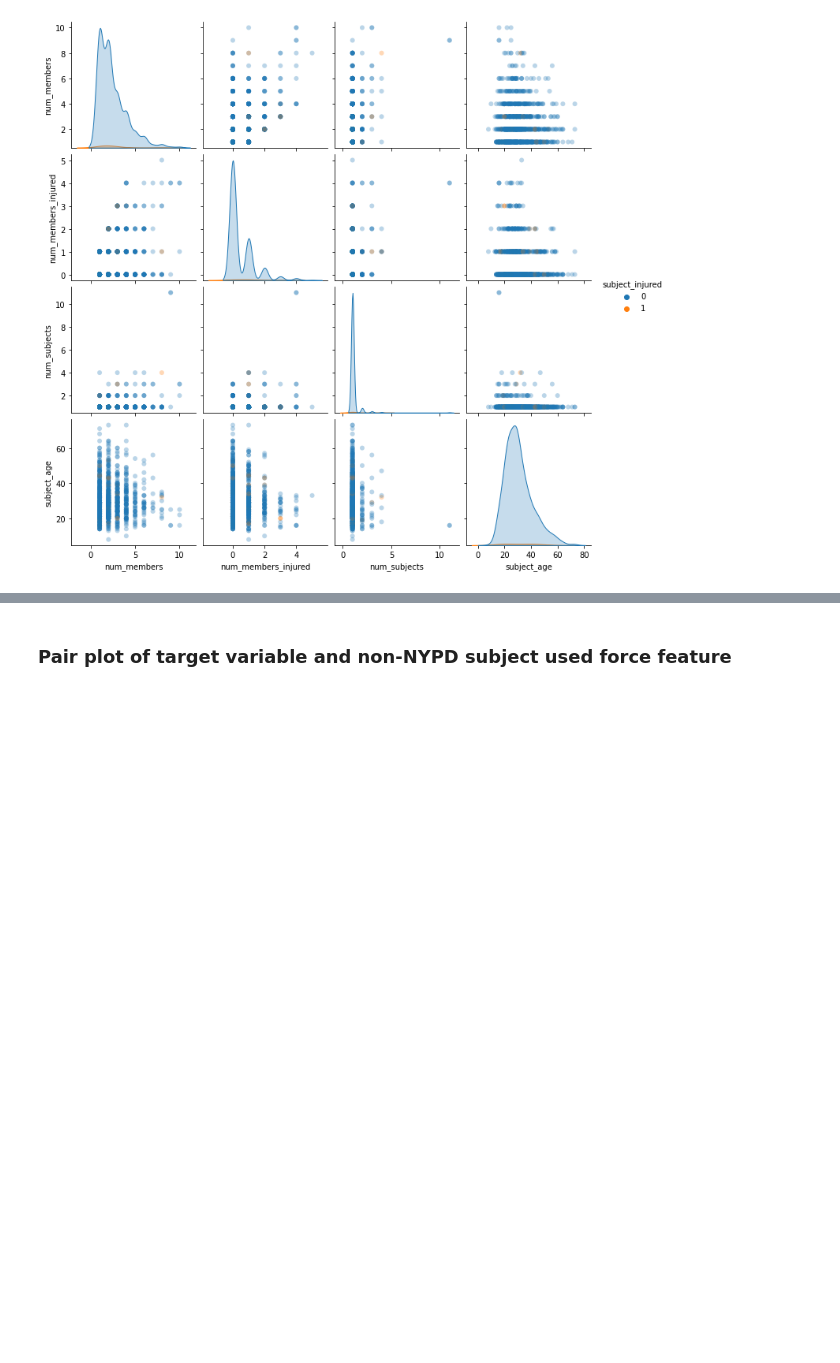
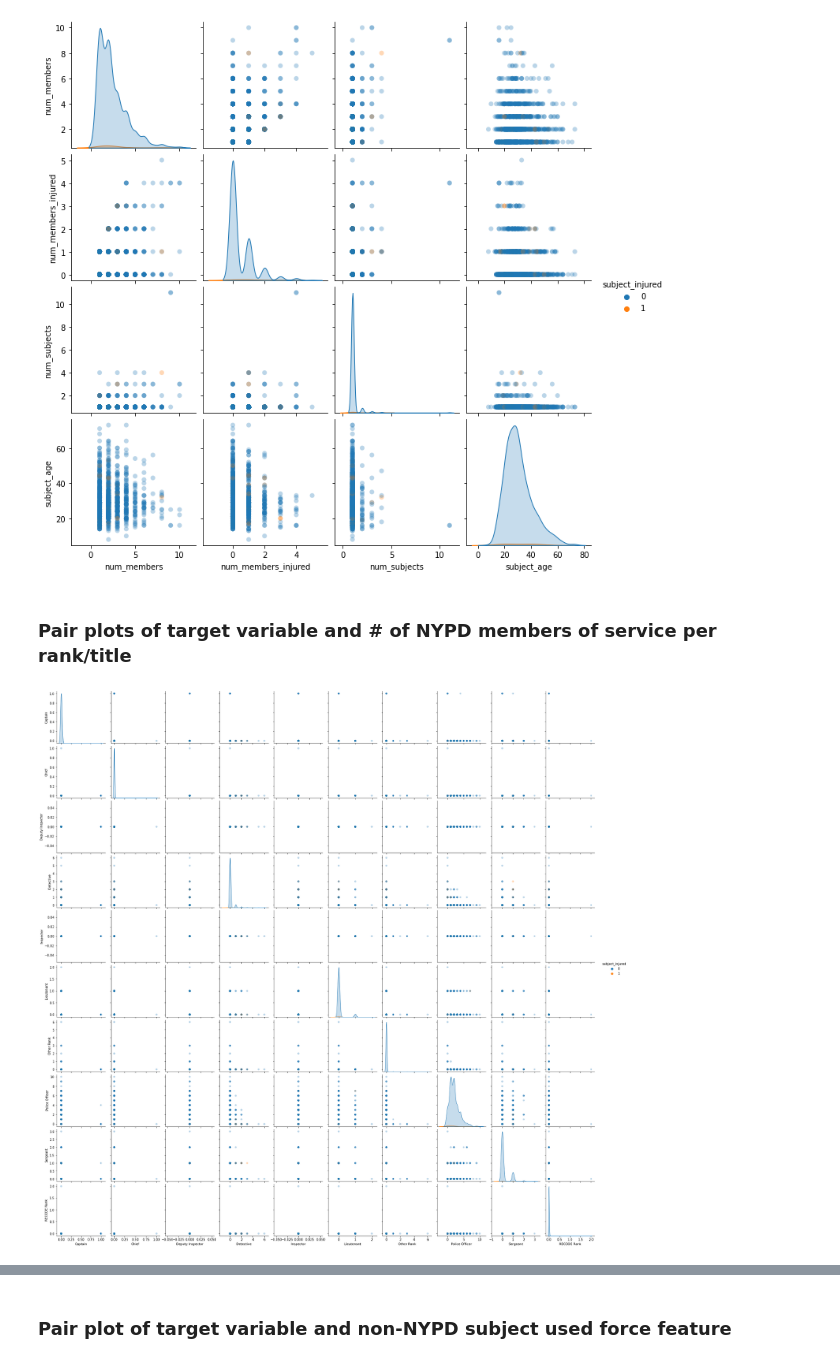
Before and after one commit to chloebs4590/Metis-Classification, a Jupyter notebook: nypd_use_of_force-data_cleaning_eda.ipynb, the cells around one changed output, grey strips where cells are left out. Drawn from its saved outputs; the diff is of its cells as text; code cells hidden in the pictures; blank space fills up the shorter version.

```diff
--- a/nypd_use_of_force-data_cleaning_eda.ipynb
+++ b/nypd_use_of_force-data_cleaning_eda.ipynb
@@ -550,0 +553,2 @@ df_X = df_X.merge(subjects_id_gender,on='subject_id')
+# %%
+members = pd.get_dummies(members,columns=['assignment'])
@@ -550,0 +587,2 @@ df_X = df_X.merge(subjects_id_gender,on='subject_id')
+# %%
+members = pd.get_dummies(members,columns=['rank_grouped'])
@@ -551,3 +604,27 @@ df_X = df_X.merge(subjects_id_gender,on='subject_id')
+# %%
+members_tri_assignment = (members.groupby('tri_incident_number', as_index=False)
+               .agg({'rank_grouped_Captain':'sum',
+                    'rank_grouped_Chief': 'sum',
+                    'rank_grouped_Deputy Inspector': 'sum',
+                    'rank_grouped_Detective':'sum',
+                    'rank_grouped_Inspector':'sum',
+                    'rank_grouped_Lieutenant': 'sum',
+                    'rank_grouped_Other':'sum',
+                    'rank_grouped_Police Officer':'sum',
+                    'rank_grouped_Sergeant':'sum',
+                    'rank_grouped_RECODE':'sum'})
+                          .rename(columns={'rank_grouped_Captain': 'Captain',
+                                           'rank_grouped_Chief': 'Chief',
+                                           'rank_grouped_Deputy Inspector':'Deputy Inspector',
+                                           'rank_grouped_Detective':'Detective',
+                                           'rank_grouped_Inspector':'Inspector',
+                                           'rank_grouped_Lieutenant':'Lieutenant',
+                                           'rank_grouped_Other':'Other Rank',
+                                           'rank_grouped_Police Officer':'Police Officer',
+                                           'rank_grouped_Sergeant':'Sergeant',
+                                           'rank_grouped_RECODE':'RECODE Rank'}))
+
+df_X = df_X.merge(members_tri_assignment, on='tri_incident_number')
 # %% [markdown]
 # Constructing the observations' target values
 # %%
@@ -665,3 +745,11 @@ Index(['subject_id', 'tri_incident_number', 'subject_used_force_Y',
 plot_features(df_X[['subject_injured','num_members','num_members_injured','num_subjects','subject_age']])
 # %% [output]
 [figure]
+# %% [markdown]
+### Pair plots of target variable and # of NYPD members of service per rank/title
+# %%
+plot_features(df_X[['subject_injured','Captain', 'Chief',
+       'Deputy Inspector', 'Detective', 'Inspector', 'Lieutenant',
+       'Other Rank', 'Police Officer', 'Sergeant', 'RECODE Rank']])
+# %% [output]
+[figure, added]
```
Also changed, not shown: parts of 24 cells of this notebook.
